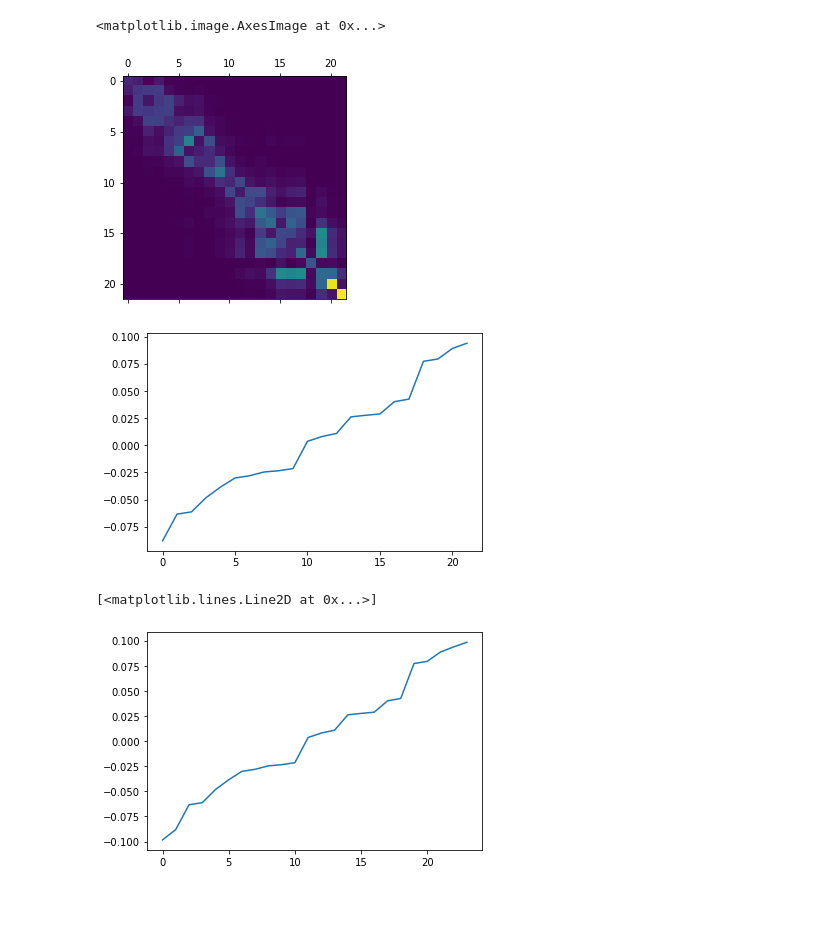
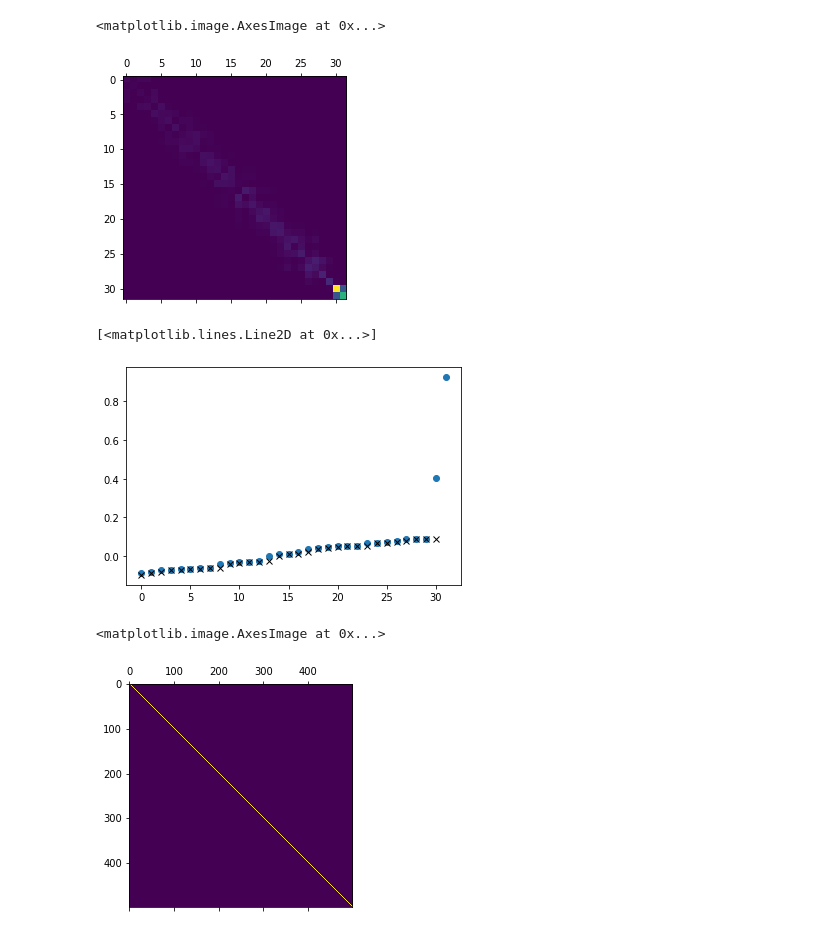
Before and after one commit to quantum-tinkerer/pydacp, a Jupyter notebook: src/householder_prototype.ipynb, the cells around one changed output. Drawn from its saved outputs; the diff is of its cells as text; code cells hidden in the pictures; blank space fills up the shorter version.

```diff
--- a/src/householder_prototype.ipynb
+++ b/src/householder_prototype.ipynb
@@ -53,17 +53,16 @@ def basis(v_proj, matrix, indices):
         if i in indices:
             v_n_hh = v_n/np.linalg.norm(v_n)
             vec = Q.T.conj() @ v_n_hh
+            print(vec[count])
+            if np.abs(vec[count]) < 1e-9:
+                print('Ended with ' + str(count) + ' vectors.')
+                basis = Q[:, :count]
+                return basis/(np.linalg.norm(basis, axis=0))
             beta, v_orth, tau = zlarfg(N-count, vec[count], vec[count+1:])
             v_orth = np.array([1, *v_orth])
             P_sub = np.eye(N - count) - tau * np.outer(v_orth, v_orth.T.conj())
             P = scipy.linalg.block_diag(np.eye(count), P_sub)
             Q = Q @ P
-            r = Q.T.conj() @ v_n_hh
-            print(r[count])
-            if np.abs(r[count]) < 1e-6:
-                print('Ended with ' + str(count) + ' vectors.')
-                basis = Q[:, :count]
-                return basis/(np.linalg.norm(basis, axis=0))
             count += 1
     basis = Q[:, :count]
     return basis/(np.linalg.norm(basis, axis=0))
@@ -71,7 +70,7 @@ def basis(v_proj, matrix, indices):
 # +
 N = 500
 a = 0.1
-c = np.random.rand(N-1) + np.random.rand(N-1)*1j
+c = 1e-10 * (np.random.rand(N-1) + np.random.rand(N-1)*1j)
 b = np.random.rand(N)
 H = diags(c, offsets=-1) + diags(b, offsets=0) + diags(c.conj(), offsets=1)
 # b = np.linspace(-1, 1, N)
@@ -118,14 +99,13 @@ H_red = vbasis.T.conj() @ H @ vbasis
 plt.matshow(np.abs(H_red))
 # %% [output]
 <matplotlib.image.AxesImage at 0x...>
-[figure, old version]
+[figure, new version]
 # %%
-plt.plot(eigh(H_red, eigvals_only=True))
-plt.show()
+plt.plot(eigh(H_red, eigvals_only=True), 'o')
 true_eig = eigh(H.todense(), eigvals_only=True)
 idx = np.abs(true_eig) < 0.1
-plt.plot(true_eig[idx])
+plt.plot(true_eig[idx], 'x', c='k')
+# plt.ylim(-a, a)
 # %% [output]
+[<matplotlib.lines.Line2D at 0x...>]
-[figure, old version]
+[figure, new version]
-[<matplotlib.lines.Line2D at 0x...>]
-[figure, removed]
@@ -131,0 +117,5 @@ plt.plot(true_eig[idx])
+# %%
+plt.matshow(q)
+# %% [output]
+<matplotlib.image.AxesImage at 0x...>
+[figure, added]
```
Also changed, not shown: parts of 5 cells of this notebook.
